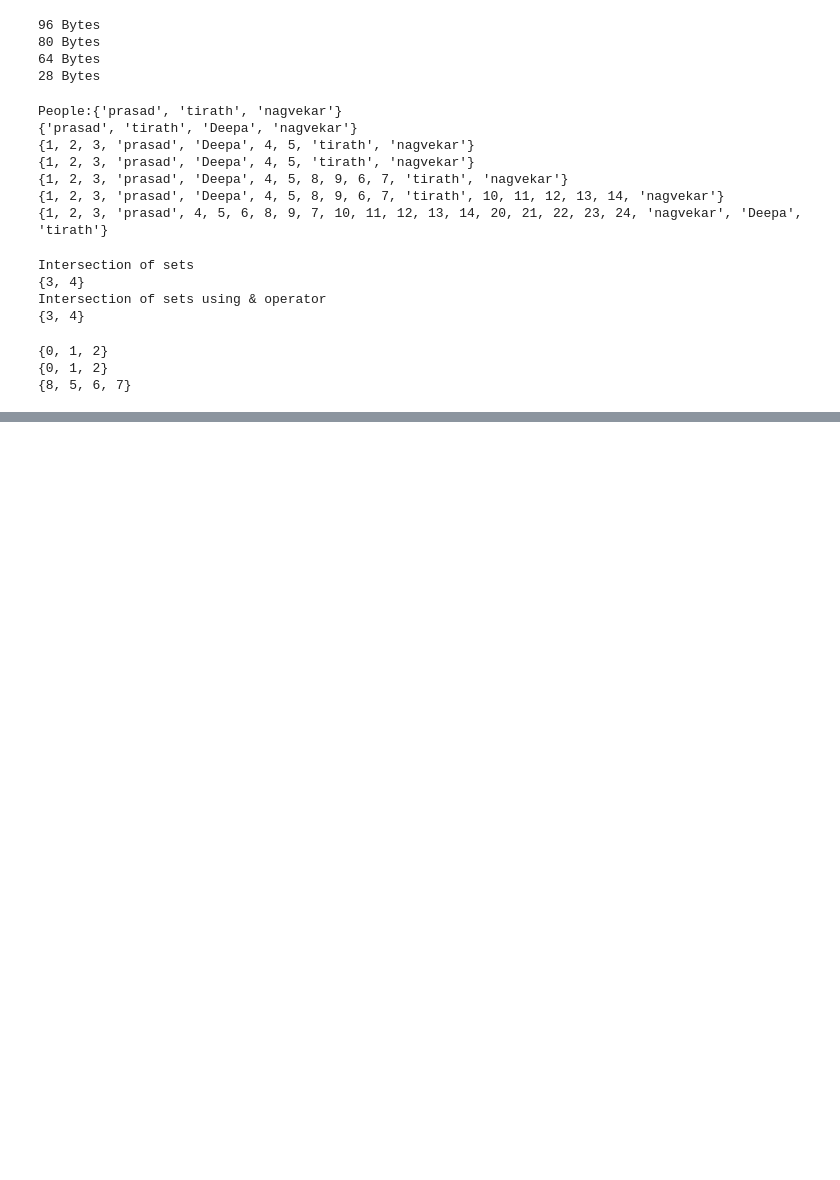
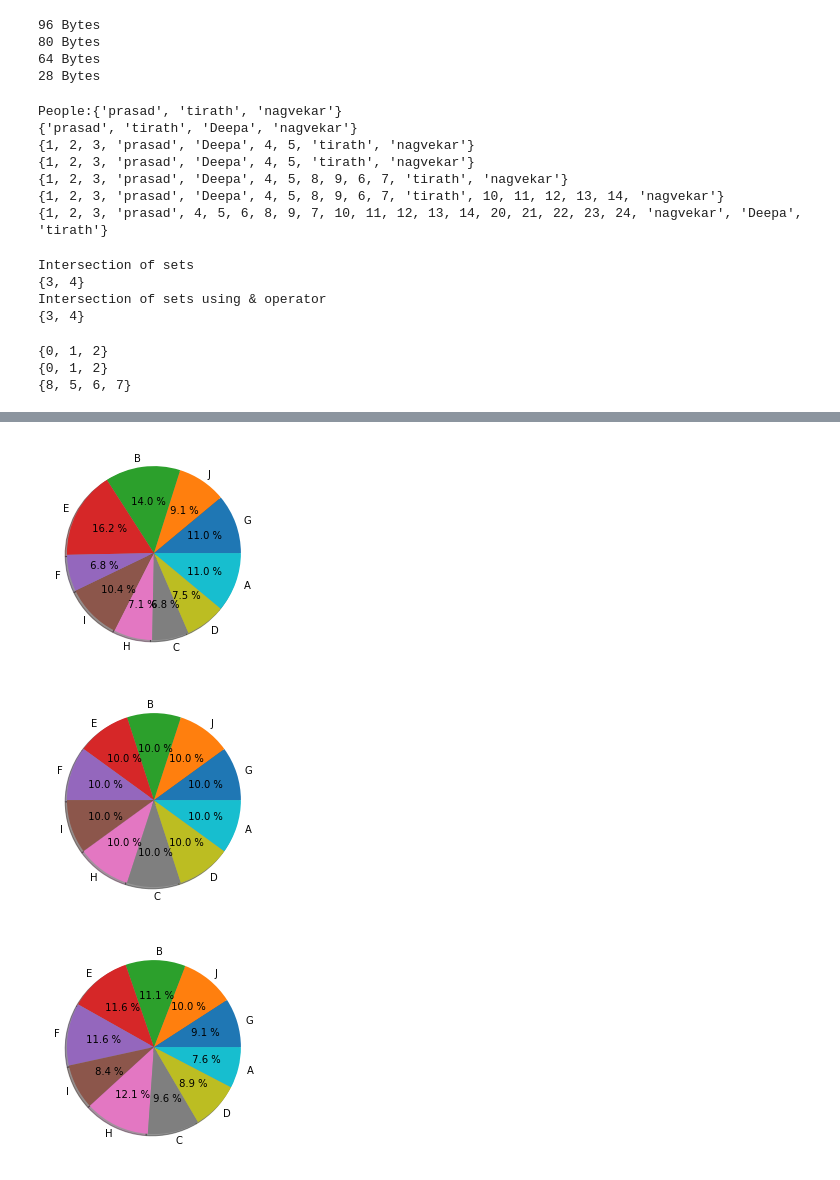
Before and after one commit to ntirath/tirath_pythoncodes, a Jupyter notebook: prg_160822.ipynb, the cells around one changed output, grey strips where cells are left out. Cells and saved outputs as stored; diff of their text form; code cells hidden in the pictures; blank space fills up the shorter version.

```diff
--- a/prg_160822.ipynb
+++ b/prg_160822.ipynb
@@ -189,0 +263,30 @@ print(set3)
+# %%
+import pandas as pd
+import matplotlib.pyplot as plt
+
+data  = [['E001', 'M', 34, 123,'NORMAL',350],
+         ['E002', 'F', 28, 135,'NORMAL',350],
+         ['E003', 'M', 43, 150,'NORMAL',350],
+         ['E004', 'F', 50, 156,'NORMAL',350],
+         ['E005', 'M', 21, 156,'NORMAL',350],
+         ['E006', 'F', 32, 113,'NORMAL',350],
+         ['E007', 'F', 22, 163,'NORMAL',350],
+         ['E008', 'M', 21, 129,'NORMAL',350],
+         ['E009', 'M', 23, 120,'NORMAL',350],
+         ['E0010', 'M', 34, 103,'NORMAL',350]]
+
+df = pd.DataFrame(data,columns = ['EMPID','Gender','Age', 'Sales', 'BMI','Income'])
+
+plt.pie(df['Age'], labels = {"A", "B", "C","D", "E", "F", "G", "H", "I", "J"},
+autopct ='% 1.1f %%', shadow = True)
+plt.show()
+plt.pie(df['Income'], labels = {"A", "B", "C", "D", "E", "F","G", "H", "I", "J"},
+autopct ='% 1.1f %%', shadow = True)
+plt.show()
+plt.pie(df['Sales'], labels = {"A", "B", "C", "D", "E", "F", "G", "H", "I", "J"},
+autopct ='% 1.1f %%', shadow = True)
+plt.show()
+# %% [output]
+[figure, added]
+[figure, added]
+[figure, added]
```
Also changed, not shown: parts of 22 cells of this notebook, 22 other files.
